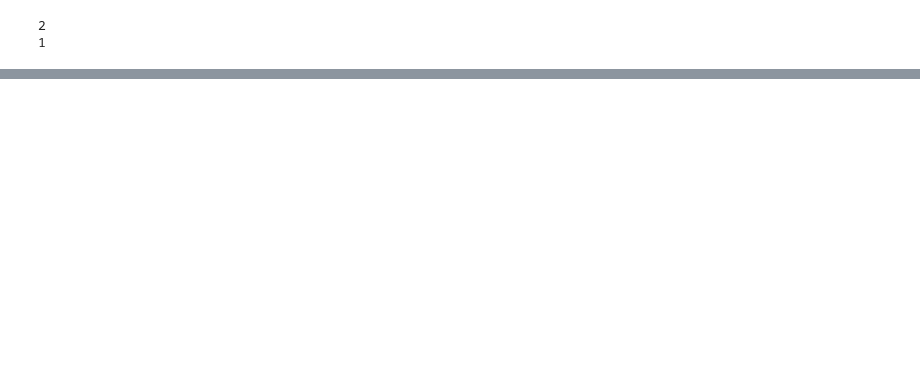
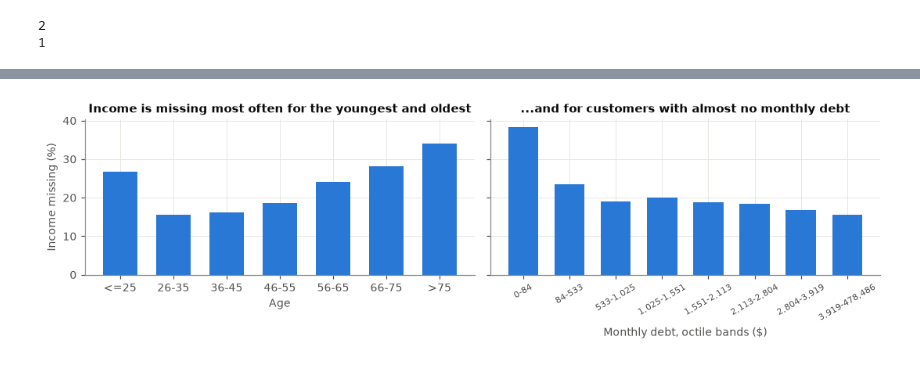
Before and after one commit to michudud04/IDSS-German-Credit-Score, a Jupyter notebook: notebooks/EDA.ipynb, the cells around one changed output, grey strips where cells are left out. Saved outputs shown, nothing was run; the diff lists cells and outputs as text; code cells hidden in the pictures; blank space fills up the shorter version.

```diff
--- a/notebooks/EDA.ipynb
+++ b/notebooks/EDA.ipynb
@@ -46,0 +658,21 @@ print((credit["age"]<18).sum())
+# %%
+age_groups = pd.cut(clean["Age"], [17, 25, 35, 45, 55, 65, 75, 120],
+                    labels=["<=25", "26-35", "36-45", "46-55", "56-65", "66-75", ">75"])
+by_age = clean.groupby(age_groups, observed=True).agg(share=("IncomeMissing", "mean"))
+by_debt = clean.groupby(pd.qcut(clean["MonthlyDebt"], 8, duplicates="drop"), observed=True).agg(
+    share=("IncomeMissing", "mean"))
+
+fig, axes = plt.subplots(1, 2, figsize=(10, 3), sharey=True)
+axes[0].bar(by_age.index.astype(str), by_age["share"] * 100, color=COLOR_NO_DEFAULT, width=0.65)
+axes[0].set_title("Income is missing most often for the youngest and oldest")
+axes[0].set_xlabel("Age")
+axes[0].set_ylabel("Income missing (%)")
+labels = [f"{max(iv.left, 0):,.0f}-{iv.right:,.0f}" for iv in by_debt.index]
+axes[1].bar(labels, by_debt["share"] * 100, color=COLOR_NO_DEFAULT, width=0.65)
+axes[1].set_title("...and for customers with almost no monthly debt")
+axes[1].set_xlabel("Monthly debt, octile bands ($)")
+axes[1].tick_params(axis="x", labelsize=7, rotation=30)
+fig.tight_layout()
+plt.show()
+# %% [output]
+[figure, added]
```
Also changed, not shown: parts of 68 cells of this notebook, 2 other files.
